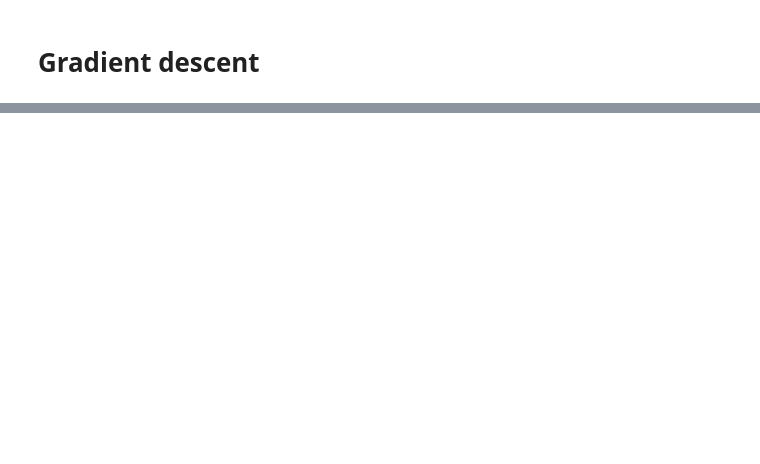
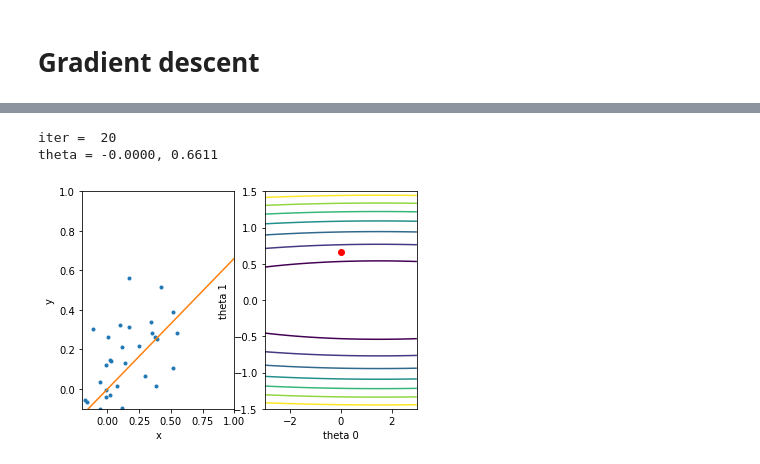
Before and after one commit to RafaelGoncalves8/Python-Data-Science-Notebooks, a Jupyter notebook: deliver/Linear Regression.ipynb, the cells around one changed output, grey strips where cells are left out. Drawn from its saved outputs; the diff is of its cells as text; code cells hidden in the pictures; blank space fills up the shorter version.

```diff
--- a/deliver/Linear Regression.ipynb
+++ b/deliver/Linear Regression.ipynb
@@ -174,0 +220,22 @@ ValueError: shapes (50,) and (2,1) not aligned: 50 (dim 0) != 2 (dim 0)
+# %%
+i += 1
+
+print("iter = ", i)
+print("theta = %.4f, %.4f" % (theta[0,0], theta[1,0]))
+#print("cost function = %.4f\n" % (h))
+
+fig, axis = plt.subplots(nrows=1, ncols=2)
+
+axis[0].plot(x, y, '.'), axis[0].set_xlabel('x'), axis[0].set_ylabel('y') # data
+axis[0].set_xlim([-0.2,1.0]),axis[0].set_ylim([-0.1,1.0])
+axis[0].plot(x_axis, theta[0] +x_axis*theta[1] )                      # regression
+
+
+axis[1].contour(X, Y, Z), axis[1].set_xlabel('theta 0'), axis[1].set_ylabel('theta 1')
+axis[1].plot(theta[0,0], theta[1,0], 'ro')
+
+plt.show()
+# %% [output]
+iter =  20
+theta = -0.0000, 0.6611
+[figure, added]
```
Also changed, not shown: parts of 22 cells of this notebook, 1 other file.
